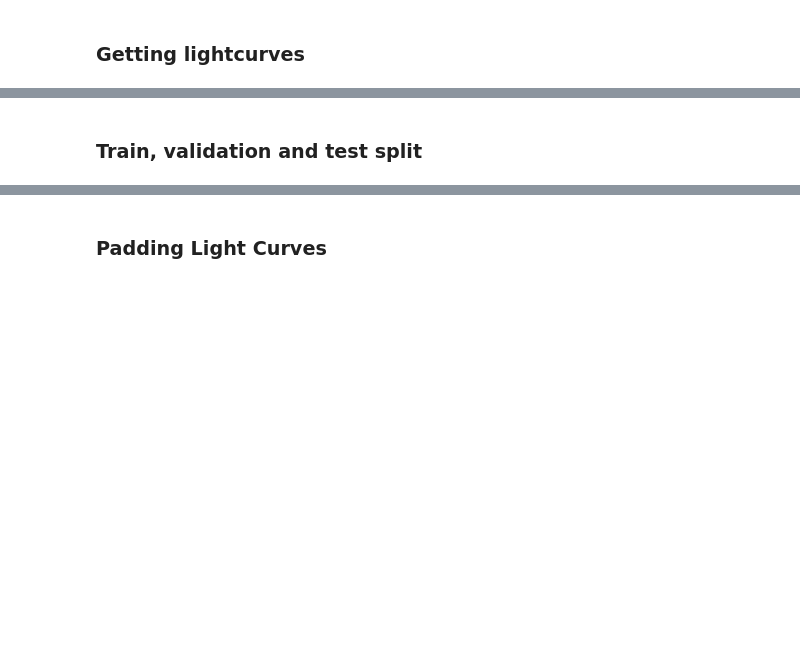
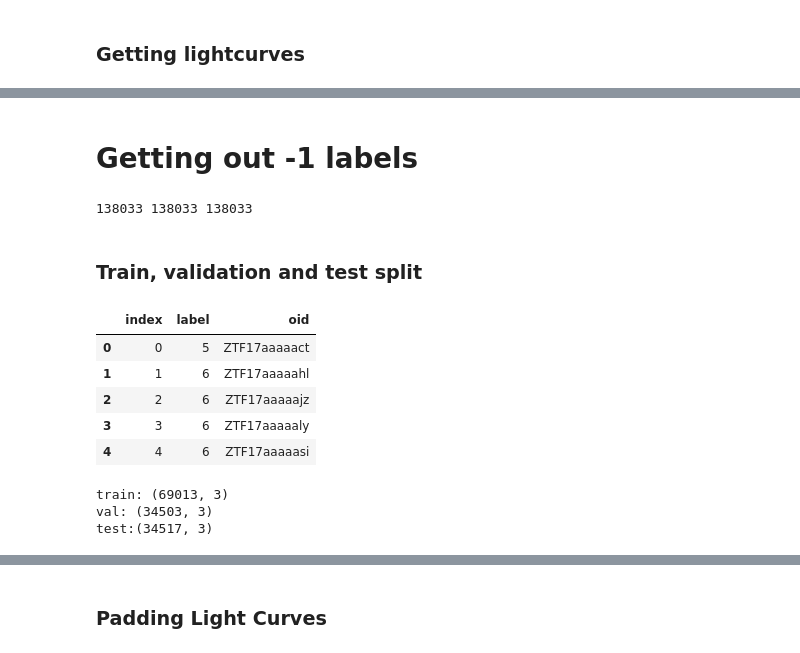
Before and after one commit to cridonoso/2PhaseOrNot2Phase, a Jupyter notebook: Preprocessing.ipynb, the cells around one changed output, grey strips where cells are left out. Drawn from its saved outputs; the diff is of its cells as text; code cells hidden in the pictures; blank space fills up the shorter version.

```diff
--- a/Preprocessing.ipynb
+++ b/Preprocessing.ipynb
@@ -40,0 +60,13 @@ plt.show()
+# %%
+def alerce_filter(sample, band=1, rb_lower_bound=0.55, obserr_upper_bound=1):
+    sample = sample[np.array(sample[:, -1], dtype=bool)]
+    sample = sample[sample[:, -2]>=rb_lower_bound]
+    sample = sample[sample[:, 2]<obserr_upper_bound]
+    sample = sample[sample[:, -3] == band]
+    sample = sample[:, :-3]
+
+    return sample
+# %%
+%%time
+result = Parallel(n_jobs=n_jobs, backend='multiprocessing')(delayed(alerce_filter)(sample) \
+                                                            for sample in lightcurves)
@@ -40,0 +82,7 @@ plt.show()
+# %%
+len_lower_bound = 10
+indices = [i for i, r in enumerate(result) if r.shape[0]>=len_lower_bound]
+
+lics_a = np.array(result, dtype=object)[indices]
+labs_a = np.array(labels, dtype=object)[indices]
+oids_a = np.array(oids, dtype=object)[indices]
@@ -41,2 +93,14 @@ plt.show()
+# %% [markdown]
+# Getting out -1 labels
+# %%
+indices = [i for i, r in enumerate(labs_a) if r != -1]
+
+lics_b = np.array(lics_a, dtype=object)[indices]
+labs_b = np.array(labs_a, dtype=object)[indices]
+oids_b = np.array(oids_a, dtype=object)[indices]
+# %%
+print(len(lics_b), len(labs_b), len(oids_b))
+# %% [output]
+138033 138033 138033
 # %% [markdown]
 ### Train, validation and test split
@@ -44,0 +107,45 @@ subsets = ztf.train_val_test_split(lightcurves, labels)
+# %%
+import pandas as pd
+partial = pd.DataFrame(np.vstack([range(len(labs_b)), labs_b, oids_b]).T,
+                       columns = ['index', 'label', 'oid'])
+partial.head()
+# %% [output]
+|  | index | label | oid |
+| 0 | 0 | 5 | ZTF17aaaaact |
+| 1 | 1 | 6 | ZTF17aaaaahl |
+| 2 | 2 | 6 | ZTF17aaaaajz |
+| 3 | 3 | 6 | ZTF17aaaaaly |
+| 4 | 4 | 6 | ZTF17aaaaasi |
+# %%
+label_groups = partial.groupby('label')
+train_frac = 0.5
+val_frac = 0.25 # 0.25 for testing
+
+
+train_df = []
+val_df   = []
+test_df  = []
+for lab, subframe in label_groups:
+    # Shuffle
+    subframe = subframe.sample(frac=1)
+
+    n_train = int(subframe.shape[0] * train_frac)
+    n_val = int(subframe.shape[0] * val_frac)
+
+    train_frame = subframe.iloc[:n_train, :]
+    val_frame   = subframe.iloc[n_train:n_train+n_val, :]
+    test_frame  = subframe.iloc[n_train+n_val:, :]
+
+    train_df.append(train_frame)
+    val_df.append(val_frame)
+    test_df.append(test_frame)
+
+train_df = pd.concat(train_df, 0)
+val_df   = pd.concat(val_df, 0)
+test_df  = pd.concat(test_df, 0)
+
+print('train: {}\nval: {}\ntest:{}'.format(train_df.shape, val_df.shape, test_df.shape))
+# %% [output]
+train: (69013, 3)
+val: (34503, 3)
+test:(34517, 3)
```
Also changed, not shown: parts of 23 cells of this notebook, 2 other files.
